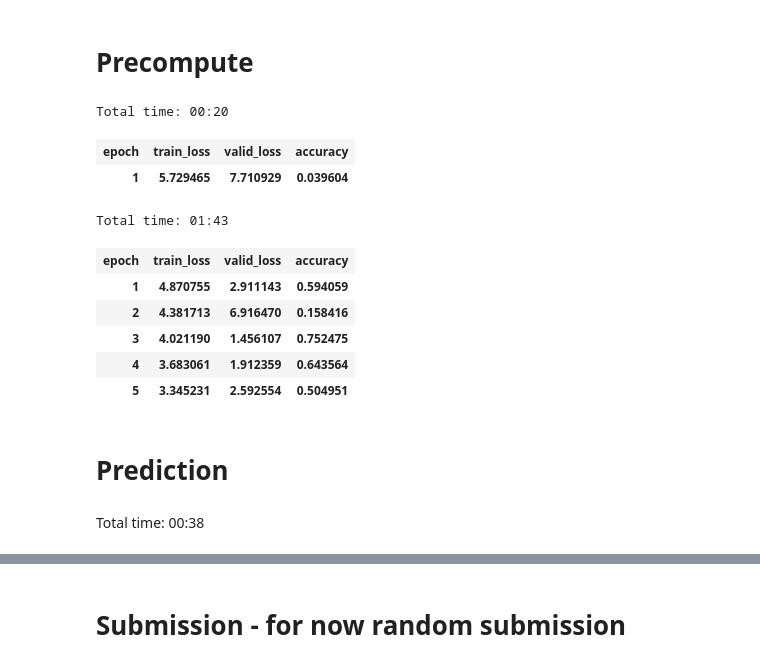
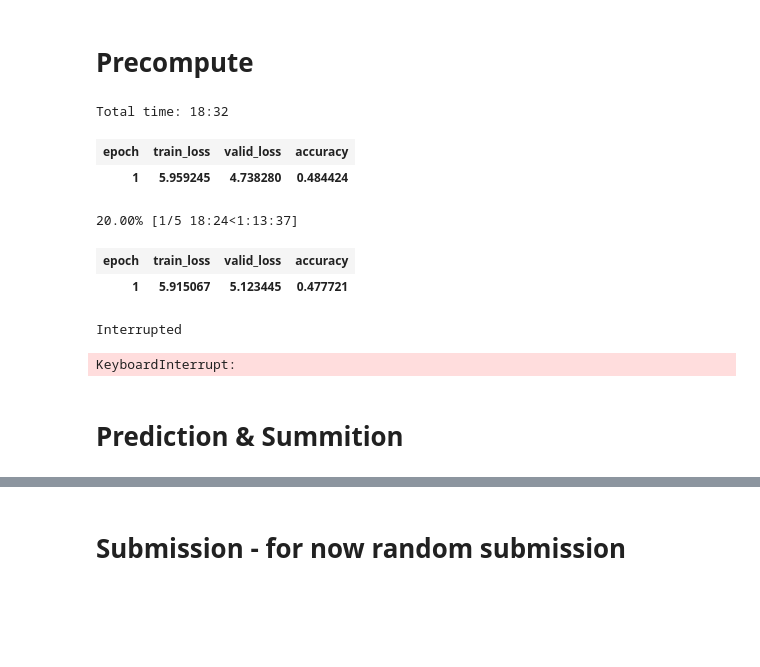
Before and after one commit to Barteus/kaggles, a Jupyter notebook: whales/whales.ipynb, the cells around one changed output, grey strips where cells are left out. Cells and saved outputs as stored; diff of their text form; code cells hidden in the pictures; blank space fills up the shorter version.

```diff
--- a/whales/whales.ipynb
+++ b/whales/whales.ipynb
@@ -62,13 +61,17 @@ NUM_WORKERS = 0
 SEED=0
 arch = models.resnet18
 # %%
+# FOR DEVELOPMENT ONLY
+# data = (
+#     ImageDataBunch
+#         .from_csv(path=workdir_train, csv_labels=workdir_train_labels, ds_tfms=get_transforms(),
+#                   size=SZ,num_workers=NUM_WORKERS, test=test_dir)
+# )
+
 data = (
     ImageDataBunch
-        .from_csv(path=workdir_train, csv_labels=workdir_train_labels, ds_tfms=get_transforms(),
+        .from_csv(path=train_dir, csv_labels=train_labels, ds_tfms=get_transforms(),
                   size=SZ,num_workers=NUM_WORKERS, test=test_dir)
-#         .databunch(bs=BS, num_workers=NUM_WORKERS, path='../input')
-#         .transform(get_transforms(do_flip=False), size=SZ, resize_method=ResizeMethod.SQUISH)
-#         .normalize(imagenet_stats)
 )
 # %%
 # data.show_batch(rows=3, fig_size=(SZ, SZ))
@@ -93,21 +92,19 @@ learn.freeze_to(-1)
 # %%
 learn.fit(1, lr_rate)
 # %% [output]
-Total time: 00:20
+Total time: 18:32
 | epoch | train_loss | valid_loss | accuracy |
-| 1 | 5.729465 | 7.710929 | 0.039604 |
+| 1 | 5.959245 | 4.738280 | 0.484424 |
 # %%
 # learn few epochs with unfreeze
 learn.unfreeze()
 # %%
-learn.fit(5, [lr_rate/100, lr_rate/10, lr_rate])
+learn.fit(3, [lr_rate/100, lr_rate/10, lr_rate])
 # %% [output]
-Total time: 01:43
+20.00% [1/5 18:24<1:13:37]
 | epoch | train_loss | valid_loss | accuracy |
-| 1 | 4.870755 | 2.911143 | 0.594059 |
-| 2 | 4.381713 | 6.916470 | 0.158416 |
-| 3 | 4.021190 | 1.456107 | 0.752475 |
-| 4 | 3.683061 | 1.912359 | 0.643564 |
-| 5 | 3.345231 | 2.592554 | 0.504951 |
+| 1 | 5.915067 | 5.123445 | 0.477721 |
+Interrupted
+KeyboardInterrupt:
 # %% [markdown]
-# Prediction
+# Prediction & Summition
@@ -114,7 +114,5 @@ Total time: 01:43
 # %%
 log_preds,y = learn.TTA()
-# %% [output]
-Total time: 00:38
 # %%
 log_preds, y = learn.get_preds(DatasetType.Test)
 # %%
```
Also changed, not shown: parts of 12 cells of this notebook.
